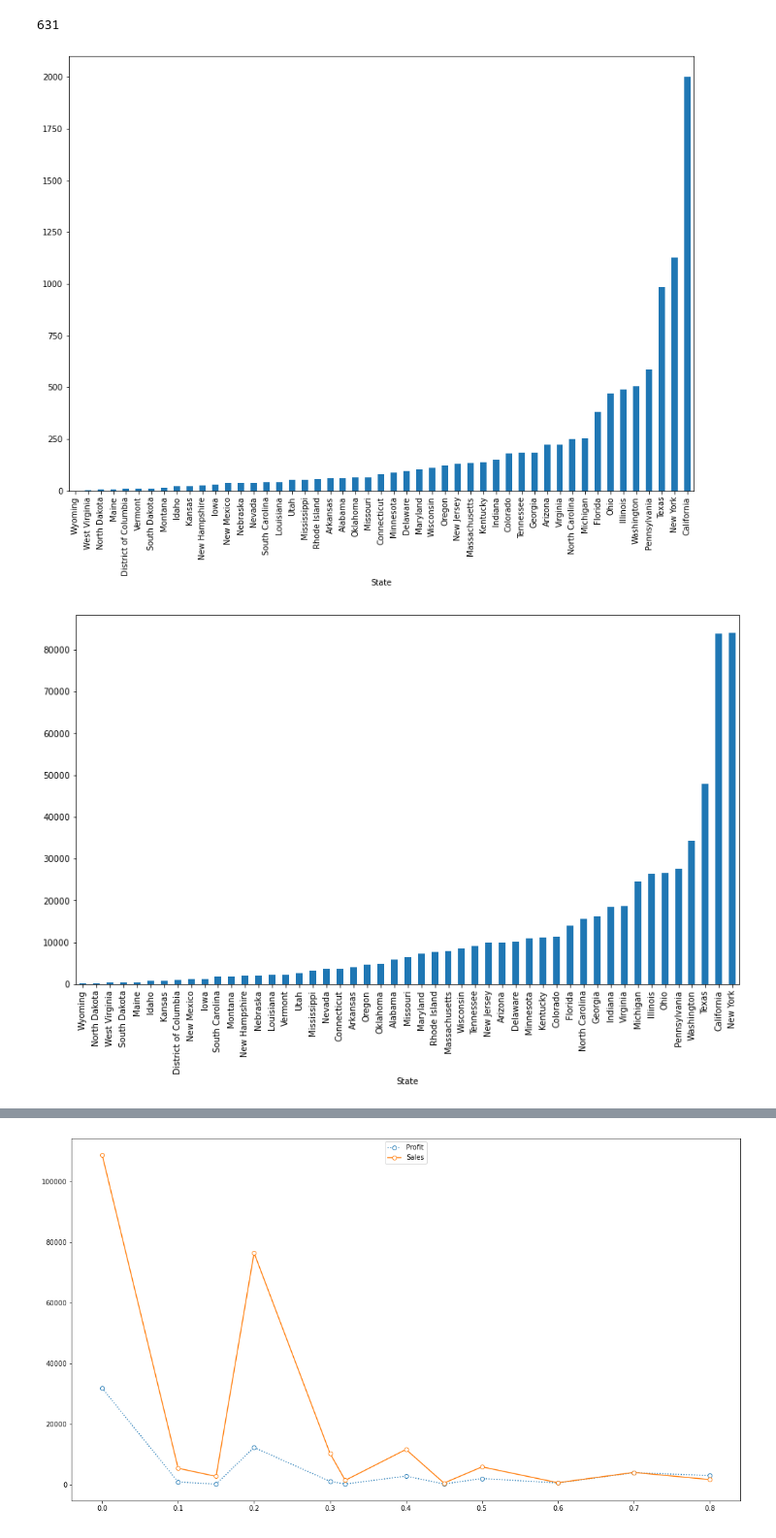
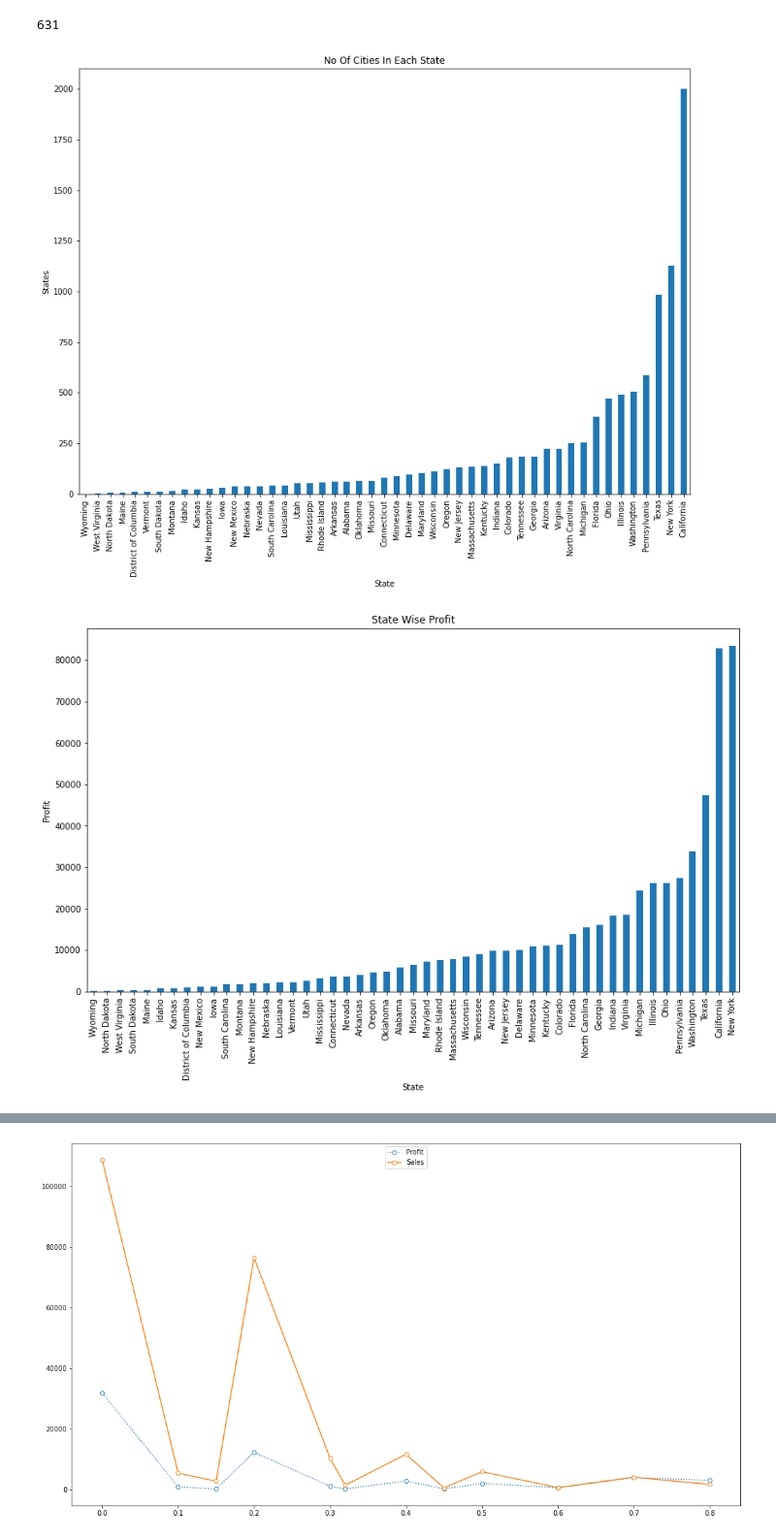
Before and after one commit to dikshantsharma12/The-Sparks-Foundation-Assignments, a Jupyter notebook: Task3 EDA Retail.ipynb, the cells around one changed output, grey strips where cells are left out. Shown: that part at 97% size. Cells and saved outputs as stored; diff of their text form; code cells hidden in the pictures.

```diff
--- a/Task3 EDA Retail.ipynb
+++ b/Task3 EDA Retail.ipynb
@@ -122,13 +130,14 @@ len(df["Postal Code"].unique())
 # %% [output]
 631
 # %%
-df.groupby("State")["City"].count().sort_values().plot(kind="bar",figsize=(14,10))
+df.groupby("State")["City"].count().sort_values().plot(kind="bar",figsize=(14,10),ylabel="States",title="No Of Cities In Each State")
+
 plt.show()
-df.groupby("State")["Profit"].sum().sort_values().plot(kind="bar",figsize=(14,8))
+df.groupby("State")["Profit"].sum().sort_values().plot(kind="bar",figsize=(14,8),ylabel="Profit",title="State Wise Profit")
 plt.show()
 # %% [output]
-[figure, old version]
+[figure, new version]
-[figure, old version]
+[figure, new version]
 # %%
 df.Sales=df.Sales.astype(int)
 df.Profit=df.Profit.astype(int)
```
Also changed, not shown: parts of 8 cells of this notebook.
